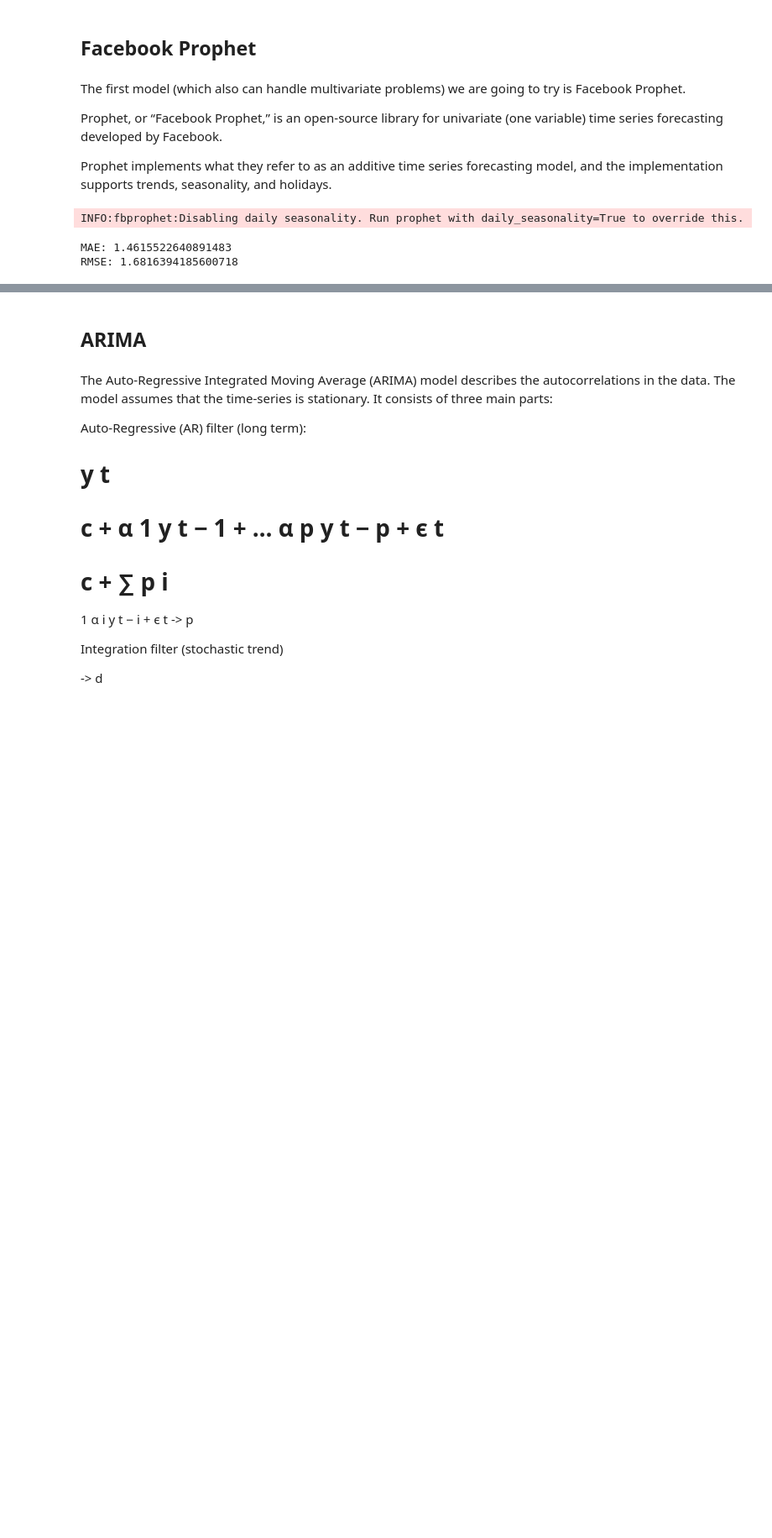
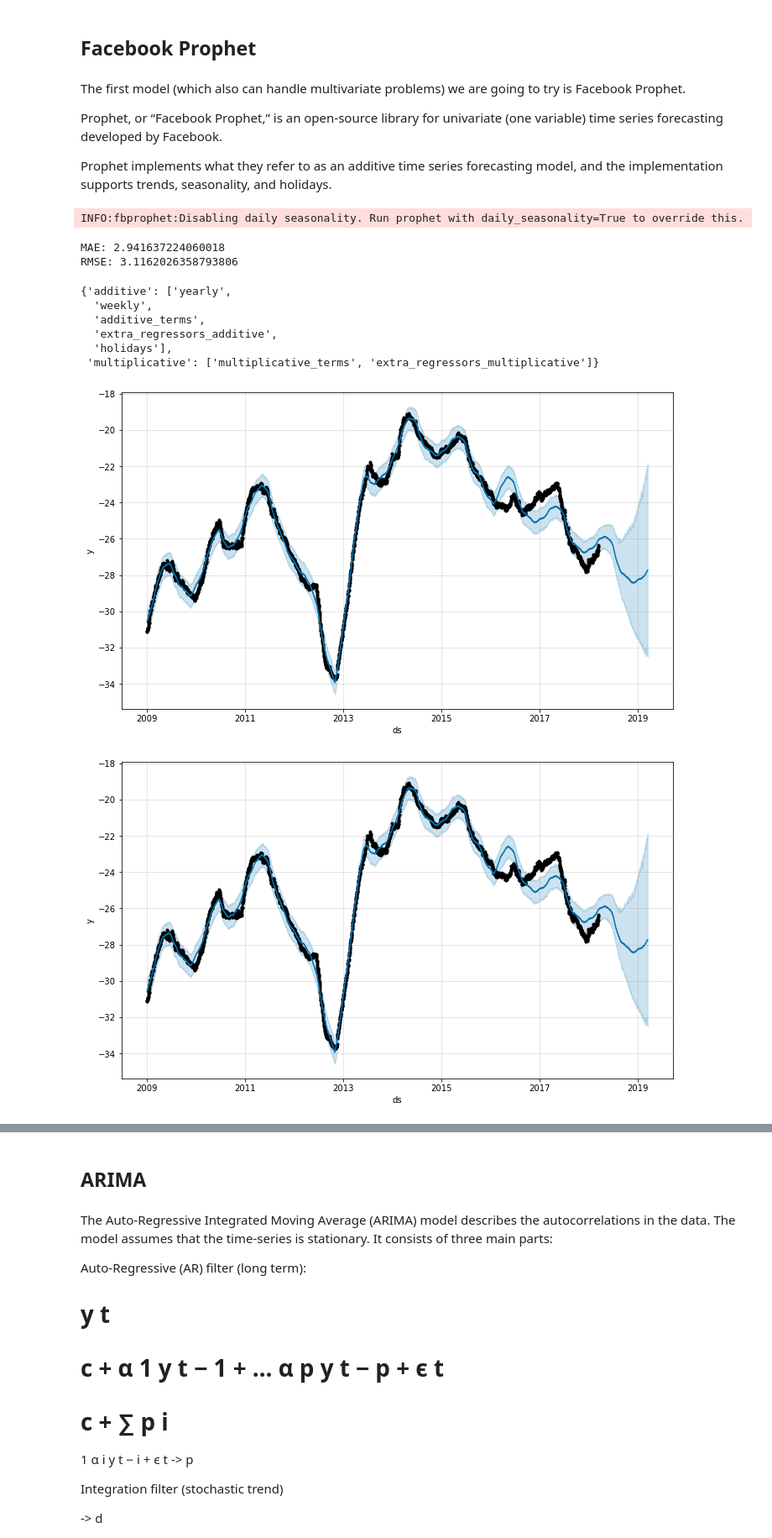
Before and after one commit to sweta0805/Capstone3Project, a Jupyter notebook: Capstone3_Data_wrangling & EDA.ipynb, the cells around one changed output, grey strips where cells are left out. Shown at 84% size. Saved outputs shown, nothing was run; the diff lists cells and outputs as text; code cells hidden in the pictures; blank space fills up the shorter version.

```diff
--- a/Capstone3_Data_wrangling & EDA.ipynb
+++ b/Capstone3_Data_wrangling & EDA.ipynb
@@ -1063,18 +1056,35 @@ from fbprophet import Prophet
 model = Prophet()
 model.fit(train)
 
-# x_valid = model.make_future_dataframe(periods=test_size, freq='w')
 
-# Predict on valid set
-y_pred = model.predict(x_valid)
+# Predict on test set
+y_pred = model.predict(x_test)
 
 # Calcuate metrics
-score_mae = mean_absolute_error(y_valid, y_pred.tail(test_size)['yhat'])
-score_rmse = math.sqrt(mean_squared_error(y_valid, y_pred.tail(test_size)['yhat']))
+score_mae = mean_absolute_error(y_test, y_pred.tail(test_size)['yhat'])
+score_rmse = math.sqrt(mean_squared_error(y_test, y_pred.tail(test_size)['yhat']))
 
 print('MAE: {}'.format(score_mae))
 print('RMSE: {}'.format(score_rmse))
 # %% [output]
 INFO:fbprophet:Disabling daily seasonality. Run prophet with daily_seasonality=True to override this.
-MAE: 1.4615522640891483
-RMSE: 1.6816394185600718
+MAE: 2.941637224060018
+RMSE: 3.1162026358793806
+# %%
+model.component_modes
+# %% [output]
+{'additive': ['yearly',
+  'weekly',
+  'additive_terms',
+  'extra_regressors_additive',
+  'holidays'],
+ 'multiplicative': ['multiplicative_terms', 'extra_regressors_multiplicative']}
+# %%
+future_dates = model.make_future_dataframe(periods=365)
+# %%
+prediction = model.predict(future_dates)
+# %%
+model.plot(prediction)
+# %% [output]
+[figure, added]
+[figure, added]
```
Also changed, not shown: parts of 23 cells of this notebook.
